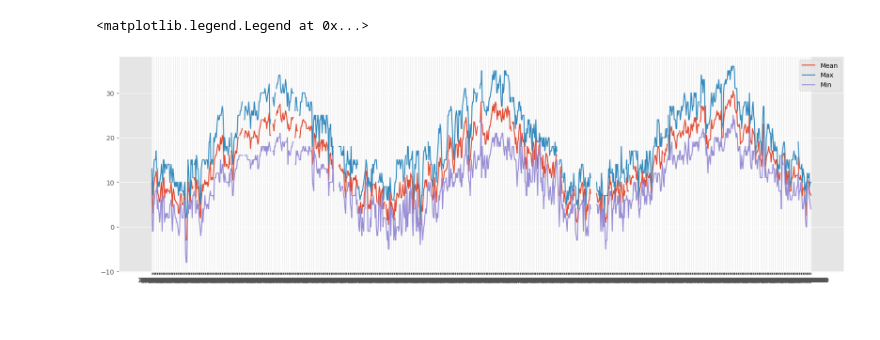
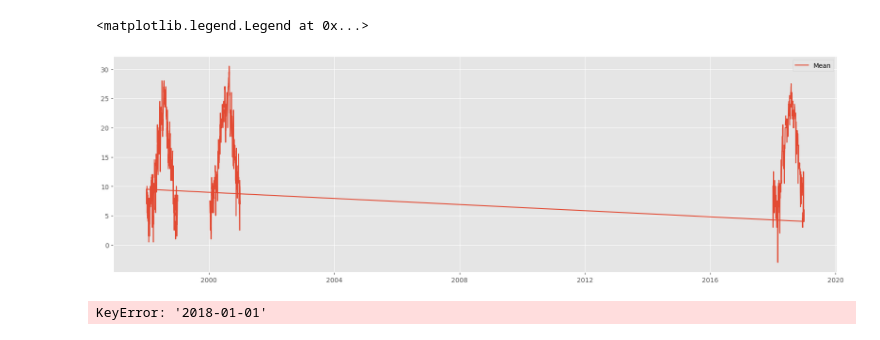
Before and after one commit to lorenzo-arcioni/climate-change-analysis, a Jupyter notebook: analysis_notebook.ipynb, the cells around one changed output. Cells and saved outputs as stored; diff of their text form; code cells hidden in the pictures.

```diff
--- a/analysis_notebook.ipynb
+++ b/analysis_notebook.ipynb
@@ -14,8 +14,10 @@ import os
 df = pd.DataFrame()
 
 for db in os.listdir('./data/'):
-    df = pd.concat([df, pd.read_csv('./data/' + db, sep='\t')], ignore_index=True)
+    df = pd.concat([df, pd.read_csv('./data/' + db, sep='\t', parse_dates=True, index_col=['date'])])
 
 df.head()
 
 df['mean'] = (df['min'] + df['max']) / 2
+df.index = pd.to_datetime(df.index, format="%d/%m/%Y")
+df.head()
@@ -22,3 +31,0 @@ df['mean'] = (df['min'] + df['max']) / 2
-# %%
-df = pd.read_csv('./data/2018.tsv', sep='\t')
-df.head(20)
@@ -43,11 +32,15 @@ df.head(20)
 # %%
 plt.figure(figsize=(20,6))
 
-plt.plot(df.date, df['mean'], label='Mean')
-plt.plot(df.date, df['max'], label='Max')
-plt.plot(df.date, df['min'], label='Min')
+plt.plot(df.index, df['mean'], label='Mean')
+#plt.plot(df.index, df['max'], label='Max')
+#plt.plot(df.index, df['min'], label='Min')
 
 plt.legend()
 # %% [output]
 <matplotlib.legend.Legend at 0x...>
-[figure, old version]
+[figure, new version]
+# %%
+df['2018-01-01']
+# %% [output]
+KeyError: '2018-01-01'
```
Also changed, not shown: parts of 2 cells of this notebook.
